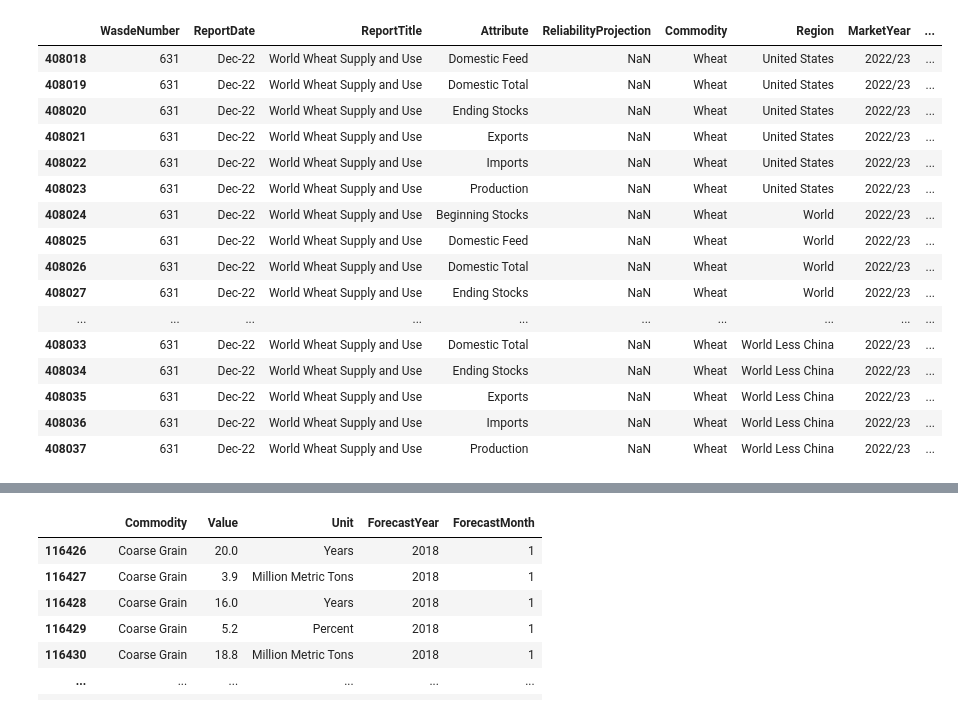
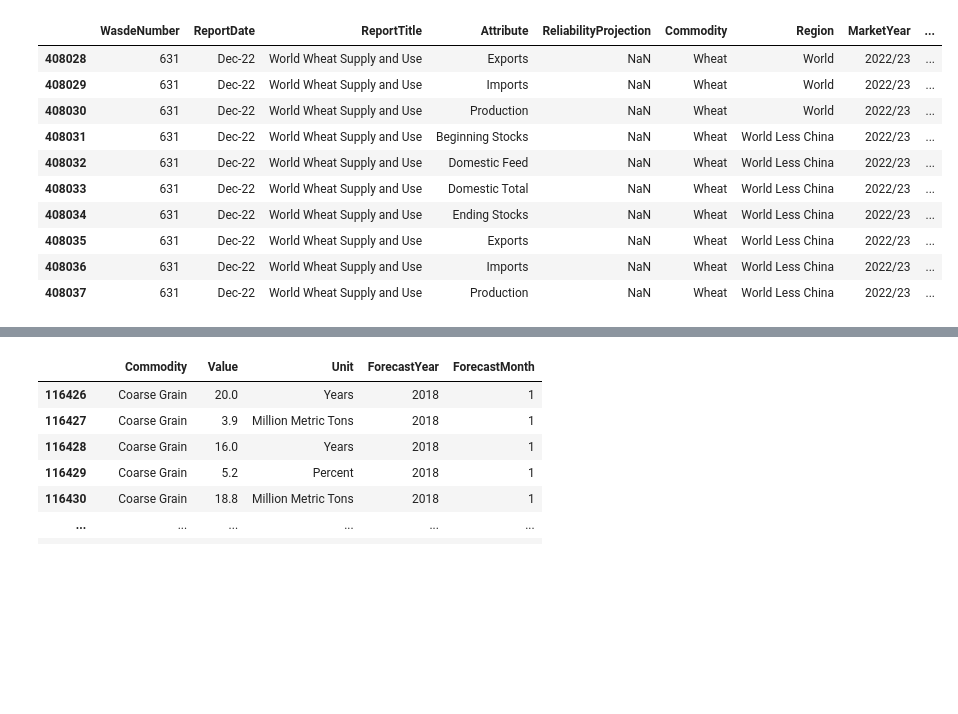
Before and after one commit to ajoyg/covid19_food_prod_impact, a Jupyter notebook: food_production_analysis/UDSA_Analysis.ipynb, the cells around one changed output, grey strips where cells are left out. Saved outputs shown, nothing was run; the diff lists cells and outputs as text; code cells hidden in the pictures; blank space fills up the shorter version.

Commit message:
Updated USDA_Analysis.ipynb

```diff
--- a/food_production_analysis/UDSA_Analysis.ipynb
+++ b/food_production_analysis/UDSA_Analysis.ipynb
@@ -6,20 +6,14 @@ import scipy.stats as stats
 # %%
 #Read the usda_concatenated data file
 usda_df = pd.read_csv("staging/usda_concatenated.csv")
-usda_df.tail(20)
+usda_df.tail(10)
 # %% [output]
 |  | WasdeNumber | ReportDate | ReportTitle | Attribute | ReliabilityProjection | Commodity | Region | MarketYear | ... |
-| 408018 | 631 | Dec-22 | World Wheat Supply and Use | Domestic Feed | NaN | Wheat | United States | 2022/23 | ... |
-| 408019 | 631 | Dec-22 | World Wheat Supply and Use | Domestic Total | NaN | Wheat | United States | 2022/23 | ... |
-| 408020 | 631 | Dec-22 | World Wheat Supply and Use | Ending Stocks | NaN | Wheat | United States | 2022/23 | ... |
-| 408021 | 631 | Dec-22 | World Wheat Supply and Use | Exports | NaN | Wheat | United States | 2022/23 | ... |
-| 408022 | 631 | Dec-22 | World Wheat Supply and Use | Imports | NaN | Wheat | United States | 2022/23 | ... |
-| 408023 | 631 | Dec-22 | World Wheat Supply and Use | Production | NaN | Wheat | United States | 2022/23 | ... |
-| 408024 | 631 | Dec-22 | World Wheat Supply and Use | Beginning Stocks | NaN | Wheat | World | 2022/23 | ... |
-| 408025 | 631 | Dec-22 | World Wheat Supply and Use | Domestic Feed | NaN | Wheat | World | 2022/23 | ... |
-| 408026 | 631 | Dec-22 | World Wheat Supply and Use | Domestic Total | NaN | Wheat | World | 2022/23 | ... |
-| 408027 | 631 | Dec-22 | World Wheat Supply and Use | Ending Stocks | NaN | Wheat | World | 2022/23 | ... |
-| ... | ... | ... | ... | ... | ... | ... | ... | ... | ... |
+| 408028 | 631 | Dec-22 | World Wheat Supply and Use | Exports | NaN | Wheat | World | 2022/23 | ... |
+| 408029 | 631 | Dec-22 | World Wheat Supply and Use | Imports | NaN | Wheat | World | 2022/23 | ... |
+| 408030 | 631 | Dec-22 | World Wheat Supply and Use | Production | NaN | Wheat | World | 2022/23 | ... |
+| 408031 | 631 | Dec-22 | World Wheat Supply and Use | Beginning Stocks | NaN | Wheat | World Less China | 2022/23 | ... |
+| 408032 | 631 | Dec-22 | World Wheat Supply and Use | Domestic Feed | NaN | Wheat | World Less China | 2022/23 | ... |
 | 408033 | 631 | Dec-22 | World Wheat Supply and Use | Domestic Total | NaN | Wheat | World Less China | 2022/23 | ... |
 | 408034 | 631 | Dec-22 | World Wheat Supply and Use | Ending Stocks | NaN | Wheat | World Less China | 2022/23 | ... |
 | 408035 | 631 | Dec-22 | World Wheat Supply and Use | Exports | NaN | Wheat | World Less China | 2022/23 | ... |
```
Also changed, not shown: parts of 4 cells of this notebook.
